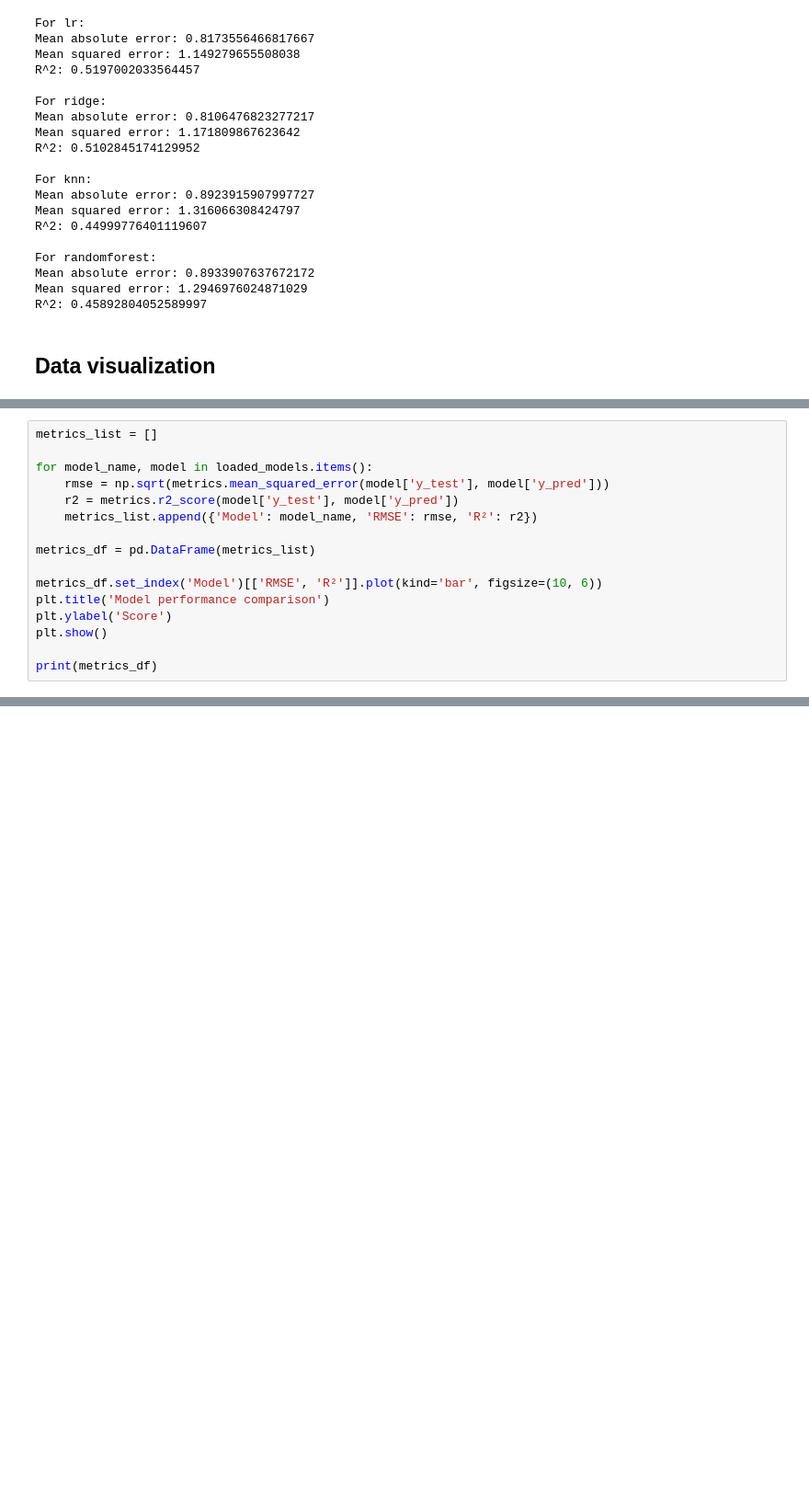
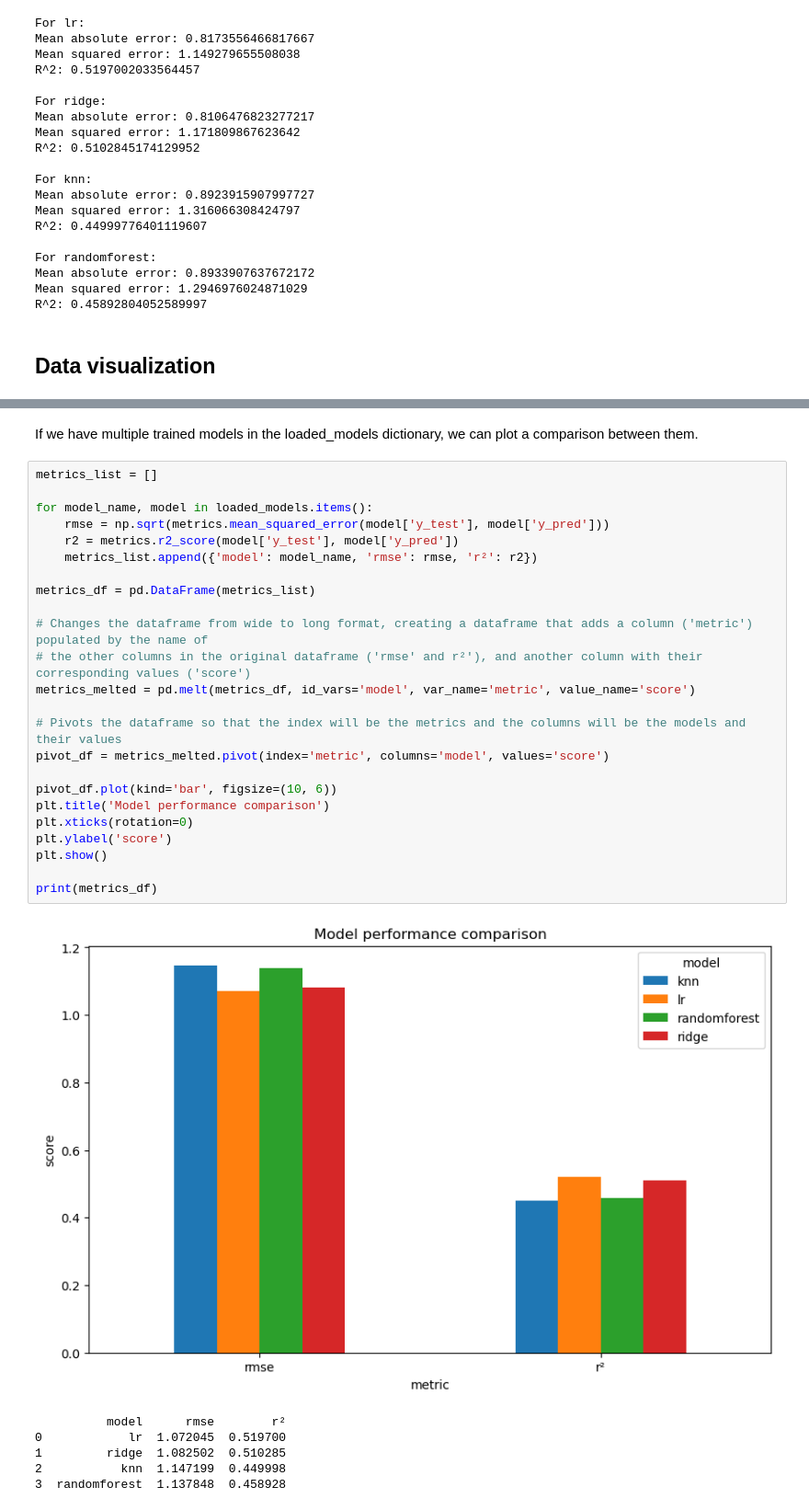
Before and after one commit to gbreger/TDI_capstone, a Jupyter notebook: tdi_capstone_model.ipynb, the cells around one changed output, grey strips where cells are left out. Shown at 92% size. Cells and saved outputs as stored; diff of their text form; blank space fills up the shorter version.

Commit message:
changed viz for comparing performance of multiple models to group by metric rather than by model

```diff
--- a/tdi_capstone_model.ipynb
+++ b/tdi_capstone_model.ipynb
@@ -466,16 +458,0 @@ If we have multiple trained models in the loaded_models dictionary, we can plot
-# %%
-metrics_list = []
-
-for model_name, model in loaded_models.items():
-    rmse = np.sqrt(metrics.mean_squared_error(model['y_test'], model['y_pred']))
-    r2 = metrics.r2_score(model['y_test'], model['y_pred'])
-    metrics_list.append({'Model': model_name, 'RMSE': rmse, 'R²': r2})
-
-metrics_df = pd.DataFrame(metrics_list)
-
-metrics_df.set_index('Model')[['RMSE', 'R²']].plot(kind='bar', figsize=(10, 6))
-plt.title('Model performance comparison')
-plt.ylabel('Score')
-plt.show()
-
-print(metrics_df)
@@ -503,0 +463,33 @@ for model_name, model in loaded_models.items():
+# %% [markdown]
+If we have multiple trained models in the loaded_models dictionary, we can plot a comparison between them.
+# %%
+metrics_list = []
+
+for model_name, model in loaded_models.items():
+    rmse = np.sqrt(metrics.mean_squared_error(model['y_test'], model['y_pred']))
+    r2 = metrics.r2_score(model['y_test'], model['y_pred'])
+    metrics_list.append({'model': model_name, 'rmse': rmse, 'r²': r2})
+
+metrics_df = pd.DataFrame(metrics_list)
+
+# Changes the dataframe from wide to long format, creating a dataframe that adds a column ('metric') populated by the name of
+# the other columns in the original dataframe ('rmse' and r²'), and another column with their corresponding values ('score')
+metrics_melted = pd.melt(metrics_df, id_vars='model', var_name='metric', value_name='score')
+
+# Pivots the dataframe so that the index will be the metrics and the columns will be the models and their values
+pivot_df = metrics_melted.pivot(index='metric', columns='model', values='score')
+
+pivot_df.plot(kind='bar', figsize=(10, 6))
+plt.title('Model performance comparison')
+plt.xticks(rotation=0)
+plt.ylabel('score')
+plt.show()
+
+print(metrics_df)
+# %% [output]
+[figure, added]
+          model      rmse        r²
+0            lr  1.072045  0.519700
+1         ridge  1.082502  0.510285
+2           knn  1.147199  0.449998
+3  randomforest  1.137848  0.458928
```
Also changed, not shown: parts of 25 cells of this notebook.
